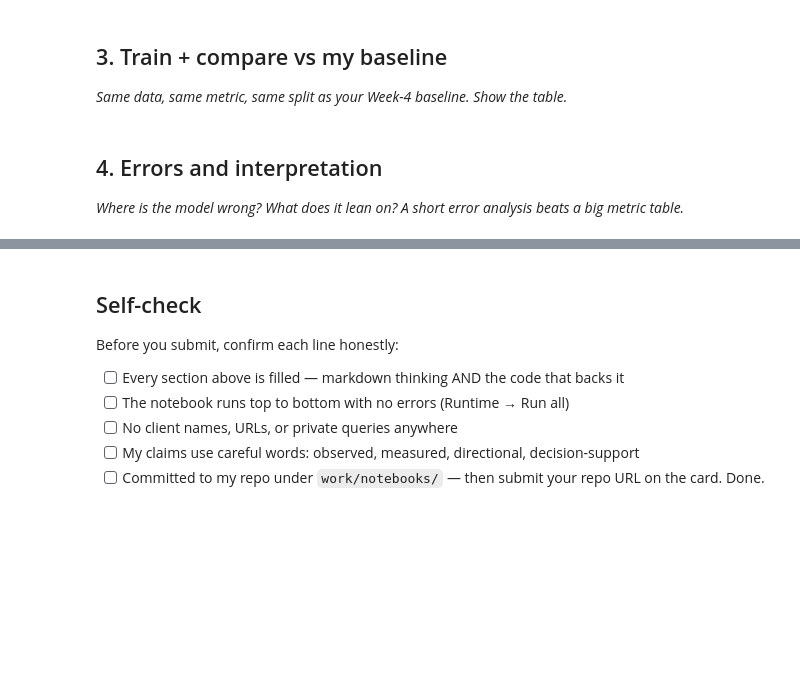
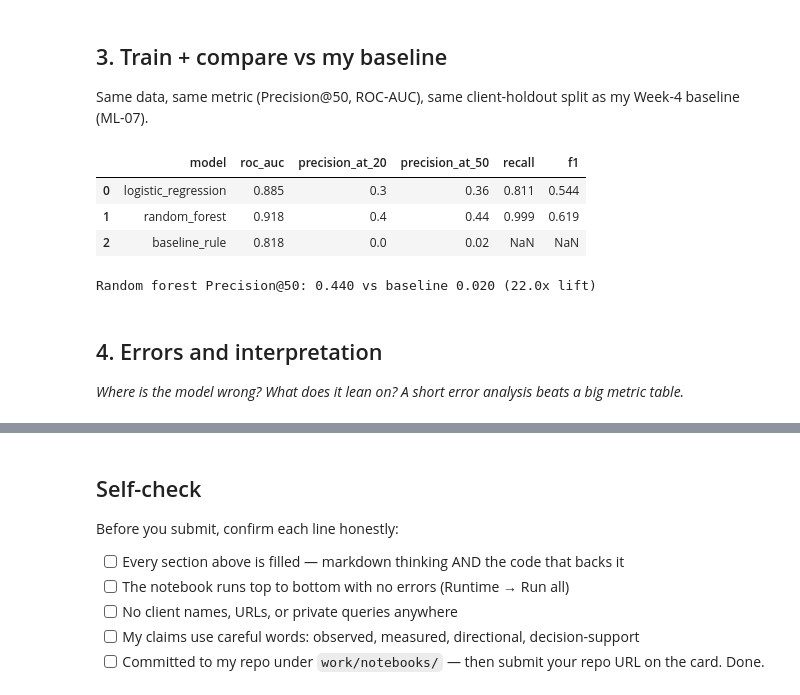
Before and after one commit to ashoktanakanti/flyrank_ml, a Jupyter notebook: work/notebooks/w05_model.ipynb, the cells around one changed output, grey strips where cells are left out. Saved outputs shown, nothing was run; the diff lists cells and outputs as text; code cells hidden in the pictures; blank space fills up the shorter version.

```diff
--- a/work/notebooks/w05_model.ipynb
+++ b/work/notebooks/w05_model.ipynb
@@ -23,4 +105,5 @@ This skeleton is yours to fill. Work the sections **in order** — each one has
 # %% [markdown]
 ## 3. Train + compare vs my baseline
 
-*Same data, same metric, same split as your Week-4 baseline. Show the table.*
+Same data, same metric (Precision@50, ROC-AUC), same client-holdout split as my Week-4
+baseline (ML-07).
@@ -30,4 +110,74 @@ This skeleton is yours to fill. Work the sections **in order** — each one has
+# %%
+from sklearn.ensemble import RandomForestClassifier
+from sklearn.linear_model import LogisticRegression
+from sklearn.pipeline import Pipeline
+from sklearn.preprocessing import StandardScaler
+from sklearn.metrics import roc_auc_score, recall_score, f1_score
+
+def precision_at_k(y_true, scores, k):
+    order = np.argsort(-scores)[:k]
+    return float(np.array(y_true)[order].mean()) if len(order) else 0.0
+
+# Baseline score (same formula as ML-07), computed on the full page set then sliced to test
+demand = page["impressions"].rank(pct=True)
+low_consistency = 1 - page["days_with_data"].rank(pct=True)
+has_position = page["avg_position"] > 0
+position_opportunity = pd.Series(0.0, index=page.index)
+position_opportunity[has_position] = (1 - page.loc[has_position, "avg_position"].clip(upper=50) / 50).rank(pct=True)
+baseline_score = (0.45 * demand + 0.35 * low_consistency + 0.20 * position_opportunity) * 100
+baseline_test_scores = baseline_score[test_mask].to_numpy()
+
+models = {
+    "logistic_regression": Pipeline([
+        ("scaler", StandardScaler()),
+        ("model", LogisticRegression(class_weight="balanced", max_iter=1000, random_state=RANDOM_STATE)),
+    ]),
+    "random_forest": RandomForestClassifier(
+        class_weight="balanced_subsample", max_depth=10, min_samples_leaf=25,
+        n_estimators=200, random_state=RANDOM_STATE, n_jobs=-1,
+    ),
+}
+
+results = []
+fitted_models = {}
+for name, model in models.items():
+    model.fit(X_train, y_train)
+    fitted_models[name] = model
+    probs = model.predict_proba(X_test)[:, 1]
+    preds = (probs >= 0.5).astype(int)
+    results.append({
+        "model": name,
+        "roc_auc": roc_auc_score(y_test, probs),
+        "precision_at_20": precision_at_k(y_test, probs, 20),
+        "precision_at_50": precision_at_k(y_test, probs, 50),
+        "recall": recall_score(y_test, preds, zero_division=0),
+        "f1": f1_score(y_test, preds, zero_division=0),
+    })
+
+results.append({
+    "model": "baseline_rule",
+    "roc_auc": roc_auc_score(y_test, baseline_test_scores),
+    "precision_at_20": precision_at_k(y_test, baseline_test_scores, 20),
+    "precision_at_50": precision_at_k(y_test, baseline_test_scores, 50),
+    "recall": np.nan,
+    "f1": np.nan,
+})
+
+results_df = pd.DataFrame(results).round(3)
+display(results_df)
+
+rf_p50 = results_df.loc[results_df["model"] == "random_forest", "precision_at_50"].iloc[0]
+base_p50 = results_df.loc[results_df["model"] == "baseline_rule", "precision_at_50"].iloc[0]
+lift = rf_p50 / base_p50 if base_p50 > 0 else float("nan")
+print(f"\nRandom forest Precision@50: {rf_p50:.3f} vs baseline {base_p50:.3f} ({lift:.1f}x lift)")
+# %% [output]
+|  | model | roc_auc | precision_at_20 | precision_at_50 | recall | f1 |
+| 0 | logistic_regression | 0.885 | 0.3 | 0.36 | 0.811 | 0.544 |
+| 1 | random_forest | 0.918 | 0.4 | 0.44 | 0.999 | 0.619 |
+| 2 | baseline_rule | 0.818 | 0.0 | 0.02 | NaN | NaN |
+Random forest Precision@50: 0.440 vs baseline 0.020 (22.0x lift)
 # %% [markdown]
 ## 4. Errors and interpretation
 
-*Where is the model wrong? What does it lean on? A short error analysis beats a big metric table.*
+*Where is the model wrong? What does it lean on? A short error analysis beats a big metric
+table.*
```
Also changed, not shown: parts of 11 cells of this notebook.
